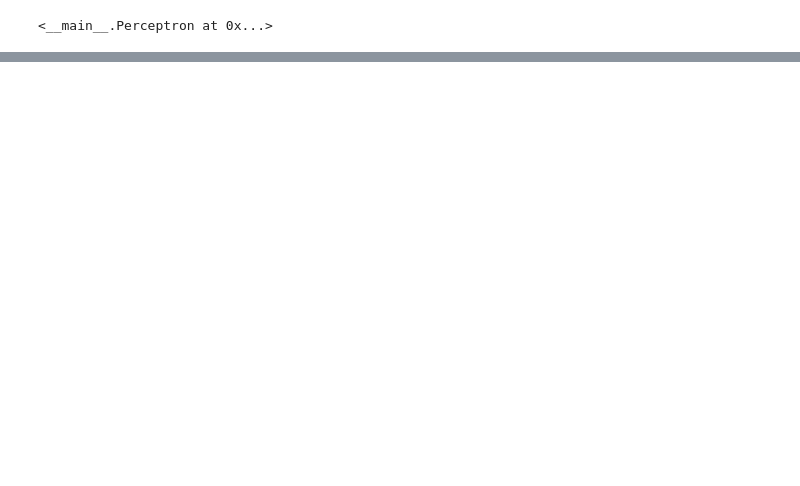
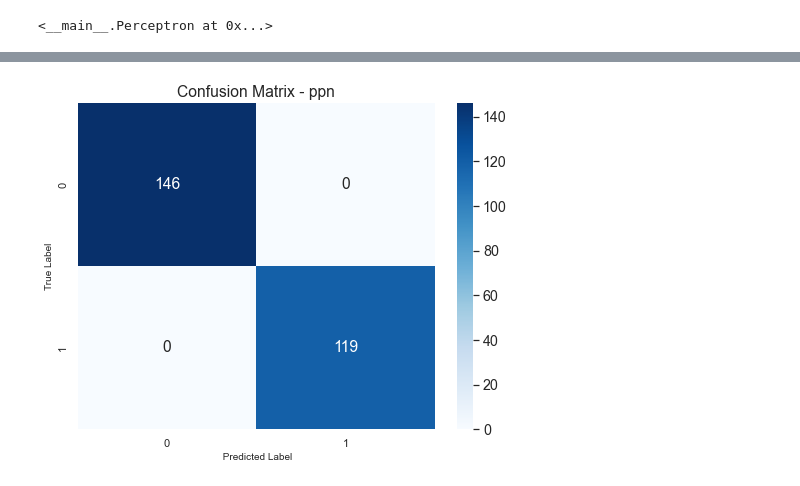
Before and after one commit to alinaali/Data_Science_and_Machine_Learning, a Jupyter notebook: Supervised Learning/Perceptron/Perceptron.ipynb, the cells around one changed output, grey strips where cells are left out. Saved outputs shown, nothing was run; the diff lists cells and outputs as text; code cells hidden in the pictures; blank space fills up the shorter version.

```diff
--- a/Supervised Learning/Perceptron/Perceptron.ipynb
+++ b/Supervised Learning/Perceptron/Perceptron.ipynb
@@ -160,26 +246,28 @@ plt.show()
 # %%
 # import metrics from sklearn
 from sklearn import metrics
 import seaborn as sns
 
 # The confusion matrix
-confusion_matrix = metrics.confusion_matrix (y_test, y_pred)
+confusion_matrix = metrics.confusion_matrix (y, y_hat)
 
 # Convert confusion matrix into dataframe
-matrix_ppn = pd.DataFrame (confusion_matrix)
+matrix = pd.DataFrame (confusion_matrix)
 plt.figure (figsize =(8,6))
 
 ax= plt.axes ()
 sns.set (font_scale =1.3)
-sns.heatmap(matrix_ppn,
+sns.heatmap(matrix,
             annot =True,
            fmt = 'g',
            ax = ax,
           cmap=plt.cm.Blues)
 
 ax.set_title ('Confusion Matrix - ppn')
 ax.set_xlabel (' Predicted Label', fontsize =10)
 #ax.set_xticklabels ()
 ax.set_ylabel ('True Label', fontsize =10)
 #ax.set_yticklabels (labels)
 plt.show ()
+# %% [output]
+[figure, added]
```
Also changed, not shown: parts of 28 cells of this notebook, 4 other files.
